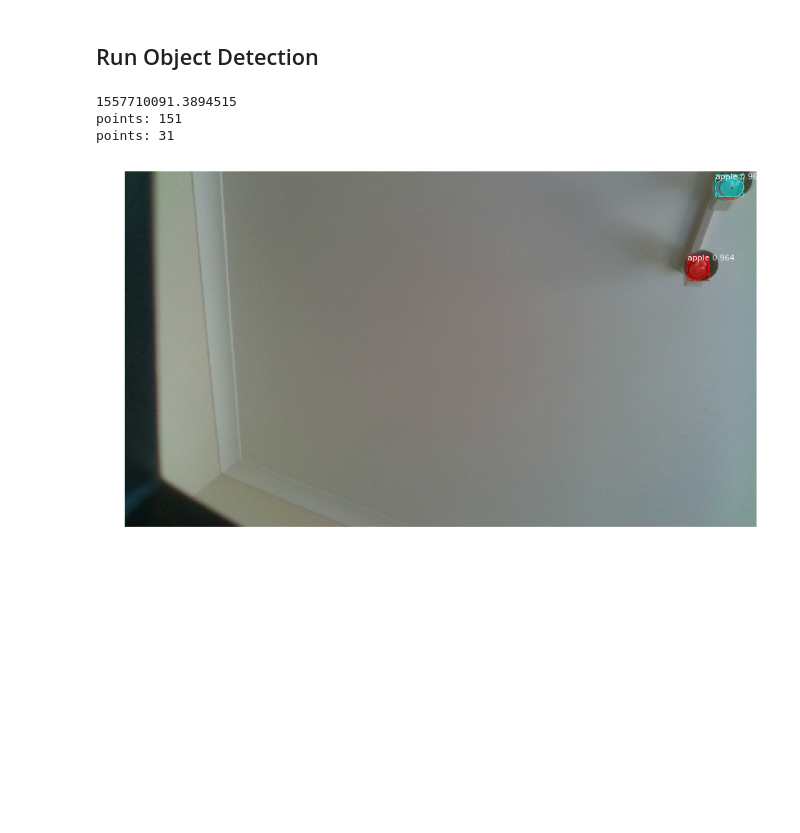
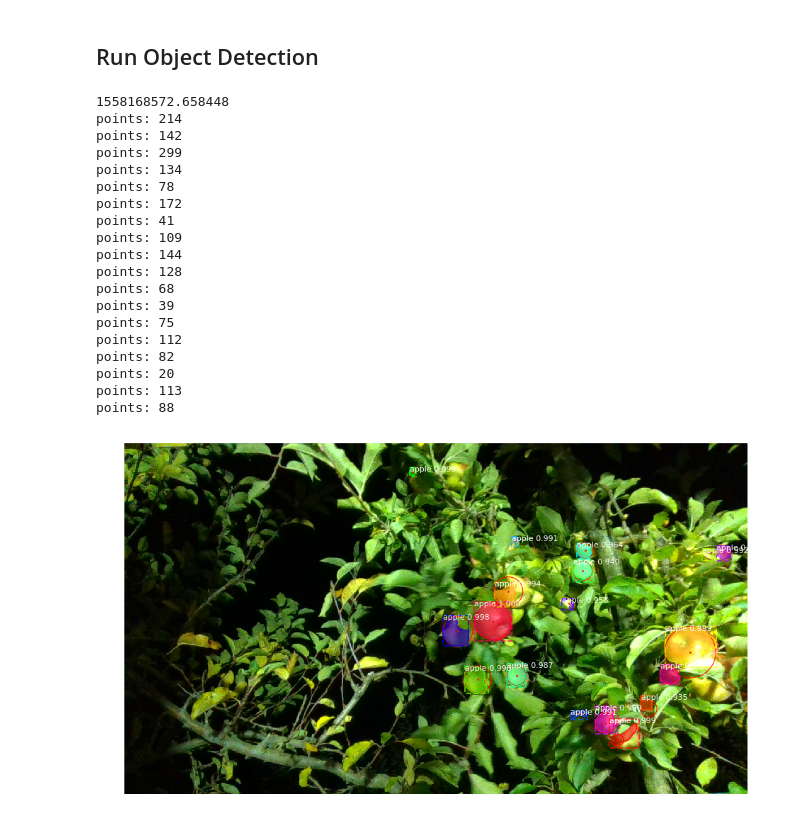
Before and after one commit to foreverben1986/Mask_RCNN, a Jupyter notebook: samples/demo.ipynb, the cells around one changed output. Cells and saved outputs as stored; diff of their text form; code cells hidden in the pictures; blank space fills up the shorter version.

```diff
--- a/samples/demo.ipynb
+++ b/samples/demo.ipynb
@@ -40,7 +40,7 @@ if not os.path.exists(COCO_MODEL_PATH):
 
 # Directory of images to run detection on
 # IMAGE_DIR = os.path.join(ROOT_DIR, "logs")
-IMAGE_DIR = os.path.join(ROOT_DIR, "apple_images")
+IMAGE_DIR = os.path.join(ROOT_DIR, "logs")
 # IMAGE_DIR = os.path.join(ROOT_DIR, "images/AusTestPic")
 
 
@@ -59,7 +61,7 @@ class InferenceConfig(apple.AppleConfig):
     # one image at a time. Batch size = GPU_COUNT * IMAGES_PER_GPU
     GPU_COUNT = 1
     IMAGES_PER_GPU = 1
-    DETECTION_MIN_CONFIDENCE = 0.4
+    DETECTION_MIN_CONFIDENCE = 0.90
 
 config = InferenceConfig()
 config.display()
@@ -117,20 +127,36 @@ class_names = ['BG', 'apple']
 # %%
 # Load a random image from the images folder
 #file_names = next(os.walk(IMAGE_DIR))[2]
 #image = skimage.io.imread(os.path.join(IMAGE_DIR, random.choice(file_names)))
 
-image = skimage.io.imread(os.path.join(IMAGE_DIR, "color_151557709854.png"))
+image = skimage.io.imread(os.path.join(IMAGE_DIR, "color_20190518T083348.png"))
 # Run detection
 logging.debug('start detect')
 results = model.detect([image], verbose=0)
 logging.debug('end detect')
 
 # Visualize results
 r = results[0]
 visualize.display_instances(image, r['rois'], r['masks'], r['class_ids'],
                             class_names, r['scores'])
 # %% [output]
-1557710091.3894515
-points: 151
-points: 31
+1558168572.658448
+points: 214
+points: 142
+points: 299
+points: 134
+points: 78
+points: 172
+points: 41
+points: 109
+points: 144
+points: 128
+points: 68
+points: 39
+points: 75
+points: 112
+points: 82
+points: 20
+points: 113
+points: 88
-[figure, old version]
+[figure, new version]
```
Also changed, not shown: parts of 3 cells of this notebook, 8 other files.
